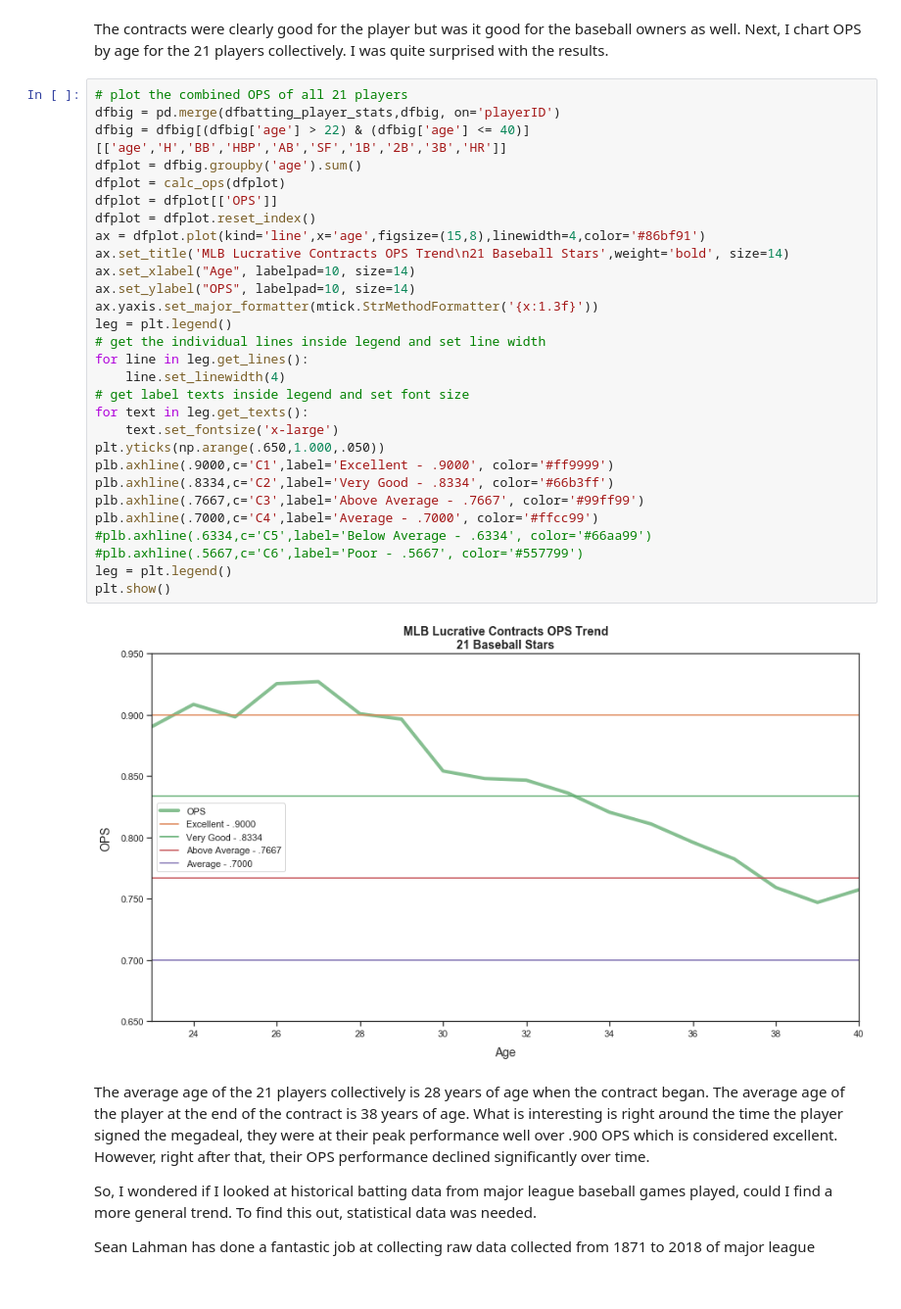
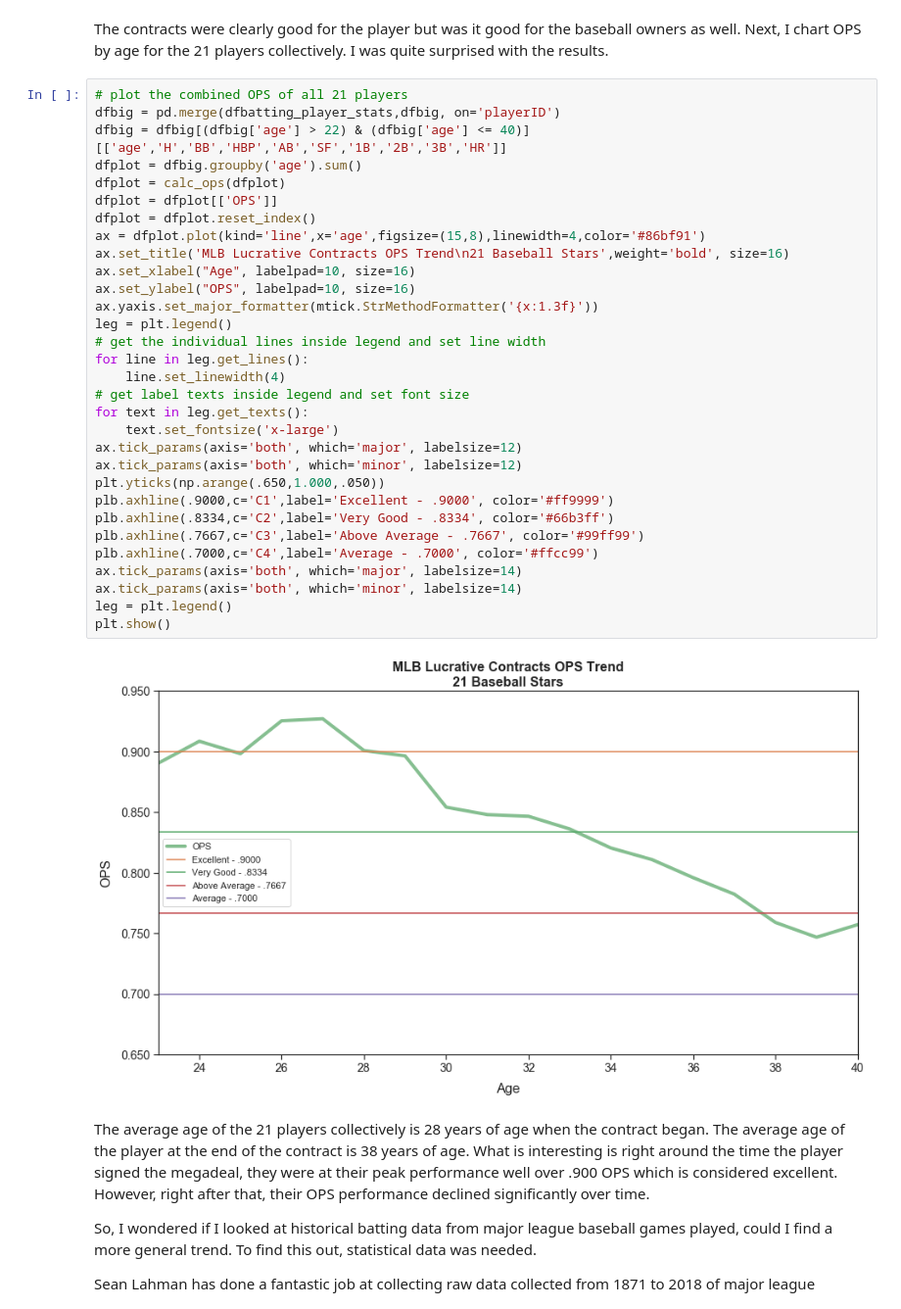
Before and after one commit to paulscheibal/SBDataScienceCert, a Jupyter notebook: CapstoneP1/Discovery/DataStory.ipynb, the cells around one changed output. Shown at 98% size. Cells and saved outputs as stored; diff of their text form; blank space fills up the shorter version.

```diff
--- a/CapstoneP1/Discovery/DataStory.ipynb
+++ b/CapstoneP1/Discovery/DataStory.ipynb
@@ -164,34 +164,36 @@ The contracts were clearly good for the player but was it good for the baseball
 # %%
 # plot the combined OPS of all 21 players
 dfbig = pd.merge(dfbatting_player_stats,dfbig, on='playerID')
 dfbig = dfbig[(dfbig['age'] > 22) & (dfbig['age'] <= 40)][['age','H','BB','HBP','AB','SF','1B','2B','3B','HR']]
 dfplot = dfbig.groupby('age').sum()
 dfplot = calc_ops(dfplot)
 dfplot = dfplot[['OPS']]
 dfplot = dfplot.reset_index()
 ax = dfplot.plot(kind='line',x='age',figsize=(15,8),linewidth=4,color='#86bf91')
-ax.set_title('MLB Lucrative Contracts OPS Trend\n21 Baseball Stars',weight='bold', size=14)
-ax.set_xlabel("Age", labelpad=10, size=14)
-ax.set_ylabel("OPS", labelpad=10, size=14)
+ax.set_title('MLB Lucrative Contracts OPS Trend\n21 Baseball Stars',weight='bold', size=16)
+ax.set_xlabel("Age", labelpad=10, size=16)
+ax.set_ylabel("OPS", labelpad=10, size=16)
 ax.yaxis.set_major_formatter(mtick.StrMethodFormatter('{x:1.3f}'))
 leg = plt.legend()
 # get the individual lines inside legend and set line width
 for line in leg.get_lines():
     line.set_linewidth(4)
 # get label texts inside legend and set font size
 for text in leg.get_texts():
     text.set_fontsize('x-large')
+ax.tick_params(axis='both', which='major', labelsize=12)
+ax.tick_params(axis='both', which='minor', labelsize=12)
 plt.yticks(np.arange(.650,1.000,.050))
 plb.axhline(.9000,c='C1',label='Excellent - .9000', color='#ff9999')
 plb.axhline(.8334,c='C2',label='Very Good - .8334', color='#66b3ff')
 plb.axhline(.7667,c='C3',label='Above Average - .7667', color='#99ff99')
 plb.axhline(.7000,c='C4',label='Average - .7000', color='#ffcc99')
-#plb.axhline(.6334,c='C5',label='Below Average - .6334', color='#66aa99')
-#plb.axhline(.5667,c='C6',label='Poor - .5667', color='#557799')
+ax.tick_params(axis='both', which='major', labelsize=14)
+ax.tick_params(axis='both', which='minor', labelsize=14)
 leg = plt.legend()
 plt.show()
 # %% [output]
-[figure, old version]
+[figure, new version]
 # %% [markdown]
    The average age of the 21 players collectively is 28 years of age when the contract began.  The average age of the player at the end of the contract is 38 years of age.  What is interesting is right around the time the player signed the megadeal, they were at their peak performance well over .900 OPS which is considered excellent.  However, right after that, their OPS performance declined significantly over time.
 
```
Also changed, not shown: parts of 2 cells of this notebook.
